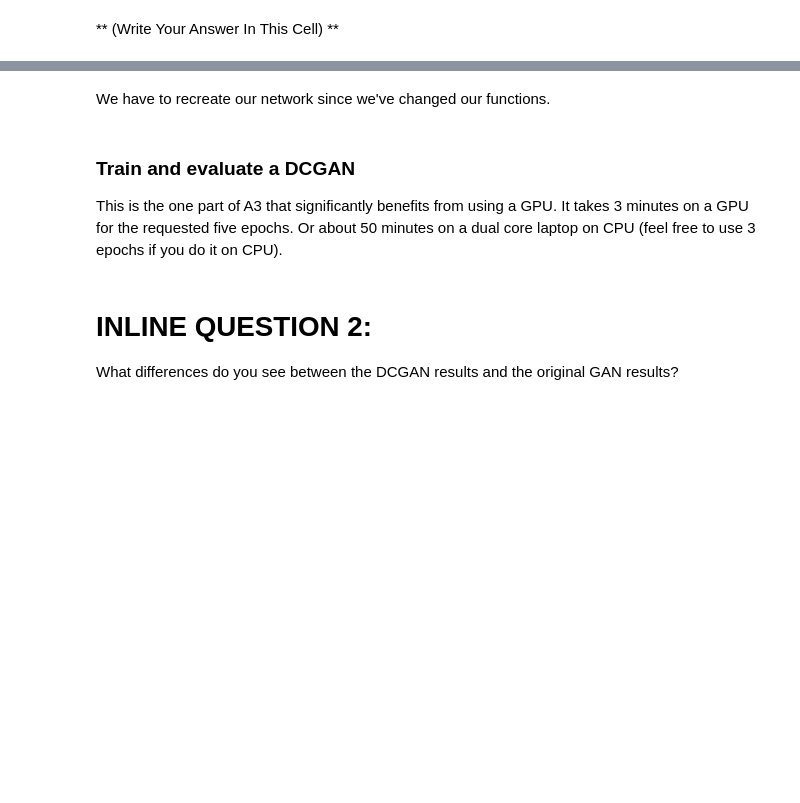
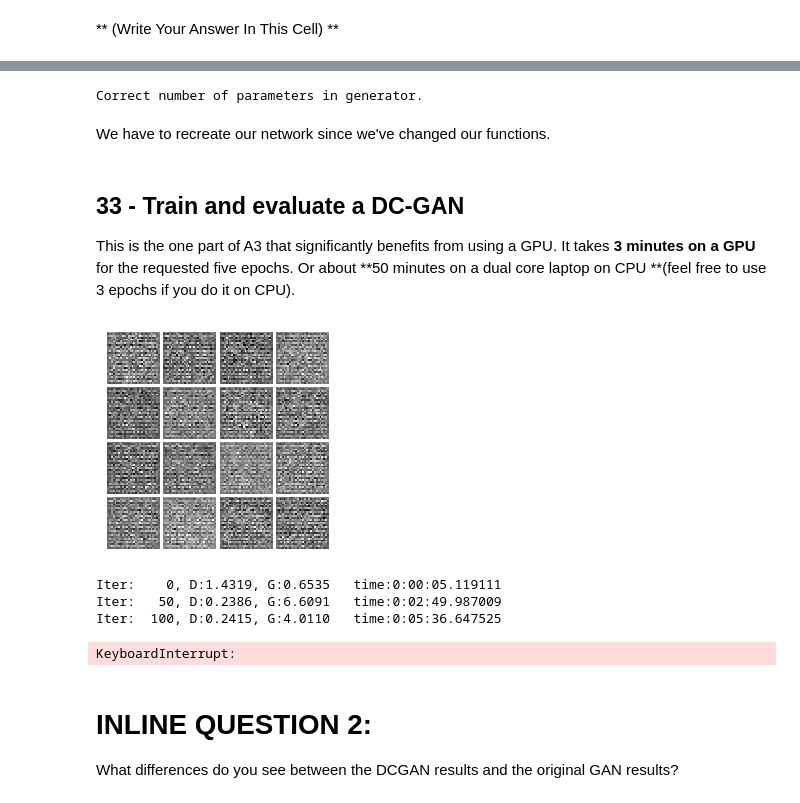
Before and after one commit to Antoine-Darfeuil/cs231n---Convolutional-Neural-Networks-for-Visual-Recognition, a Jupyter notebook: 103_cs231n_assignment3/Q5_GANs-TensorFlow.ipynb, the cells around one changed output, grey strips where cells are left out. Cells and saved outputs as stored; diff of their text form; code cells hidden in the pictures; blank space fills up the shorter version.

Commit message:
DC-GAN part in assignement3/Q5_GANs

```diff
--- a/103_cs231n_assignment3/Q5_GANs-TensorFlow.ipynb
+++ b/103_cs231n_assignment3/Q5_GANs-TensorFlow.ipynb
@@ -664,18 +752,3 @@ Architecture:
 * 64 conv2d^T (transpose) filters of 4x4, stride 2, ReLU
 * BatchNorm
 * 1 conv2d^T (transpose) filter of 4x4, stride 2, TanH
-# %%
-def generator(z):
-    """Generate images from a random noise vector.
-
-    Inputs:
-    - z: TensorFlow Tensor of random noise with shape [batch_size, noise_dim]
-
-    Returns:
-    TensorFlow Tensor of generated images, with shape [batch_size, 784].
-    """
-    with tf.variable_scope("generator"):
-        # TODO: implement architecture
-        pass
-        return img
-test_generator(6595521)
@@ -682,3 +758,35 @@ test_generator(6595521)
+# %%
+def generator(z):
+    """Generate images from a random noise vector.
+
+    Inputs:
+    - z:..........TensorFlow Tensor of random noise with shape [batch_size, noise_dim]
+
+    Returns:
+    TensorFlow Tensor of generated images, with shape [batch_size, 784].
+    """
+
+    with tf.variable_scope("generator"):
+        ##############################################################################
+        # TODO: implement architecture                                               #
+        ##############################################################################
+        fc1      = tf.layers.dense(z, units=1024, activation=tf.nn.relu)
+        bn1      = tf.layers.batch_normalization(fc1, axis=-1, momentum=0.99, epsilon=0.001)
+        fc2      = tf.layers.dense(bn1, units=7*7*128, activation=tf.nn.relu)
+        bn2      = tf.layers.batch_normalization(fc2, axis=-1, momentum=0.99, epsilon=0.001)
+        resized  = tf.reshape(bn2, shape=[-1, 7, 7, 128])
+        upconv1  = tf.layers.conv2d_transpose(resized, filters=64, kernel_size=(4,4), strides=(2,2), padding='same', activation=tf.nn.relu)
+        bn3      = tf.layers.batch_normalization(upconv1, axis=-1, momentum=0.99, epsilon=0.001)
+        upconv2  = tf.layers.conv2d_transpose(bn3, filters=1, kernel_size=(4,4), strides=(2,2), padding="same", activation=tf.nn.tanh)
+        img      = upconv2
+        ##############################################################################
+        #                             END OF CODE                                    #
+        ##############################################################################
+        return img
+# %%
+test_generator(6595521)
+# %% [output]
+Correct number of parameters in generator.
 # %% [markdown]
 We have to recreate our network since we've changed our functions.
 # %%
@@ -712,12 +820,18 @@ G_train_step = G_solver.minimize(G_loss, var_list=G_vars)
 D_extra_step = tf.get_collection(tf.GraphKeys.UPDATE_OPS,'discriminator')
 G_extra_step = tf.get_collection(tf.GraphKeys.UPDATE_OPS,'generator')
 # %% [markdown]
-### Train and evaluate a DCGAN
-This is the one part of A3 that significantly benefits from using a GPU. It takes 3 minutes on a GPU for the requested five epochs. Or about 50 minutes on a dual core laptop on CPU (feel free to use 3 epochs if you do it on CPU).
+## 33 - Train and evaluate a DC-GAN
+This is the one part of A3 that significantly benefits from using a GPU. It takes **3 minutes on a GPU** for the requested five epochs. Or about **50 minutes on a dual core laptop on CPU **(feel free to use 3 epochs if you do it on CPU).
 # %%
 with get_session() as sess:
     sess.run(tf.global_variables_initializer())
-    run_a_gan(sess,G_train_step,G_loss,D_train_step,D_loss,G_extra_step,D_extra_step,num_epoch=5)
+    run_a_gan(sess, G_train_step, G_loss, D_train_step, D_loss, G_extra_step, D_extra_step, num_epoch=3)
+# %% [output]
+[figure, added]
+Iter:    0, D:1.4319, G:0.6535   time:0:00:05.119111
+Iter:   50, D:0.2386, G:6.6091   time:0:02:49.987009
+Iter:  100, D:0.2415, G:4.0110   time:0:05:36.647525
+KeyboardInterrupt:
 # %% [markdown]
 # INLINE QUESTION 2:
 What differences do you see between the DCGAN results and the original GAN results?
```
Also changed, not shown: parts of 26 cells of this notebook, 2 other files.
